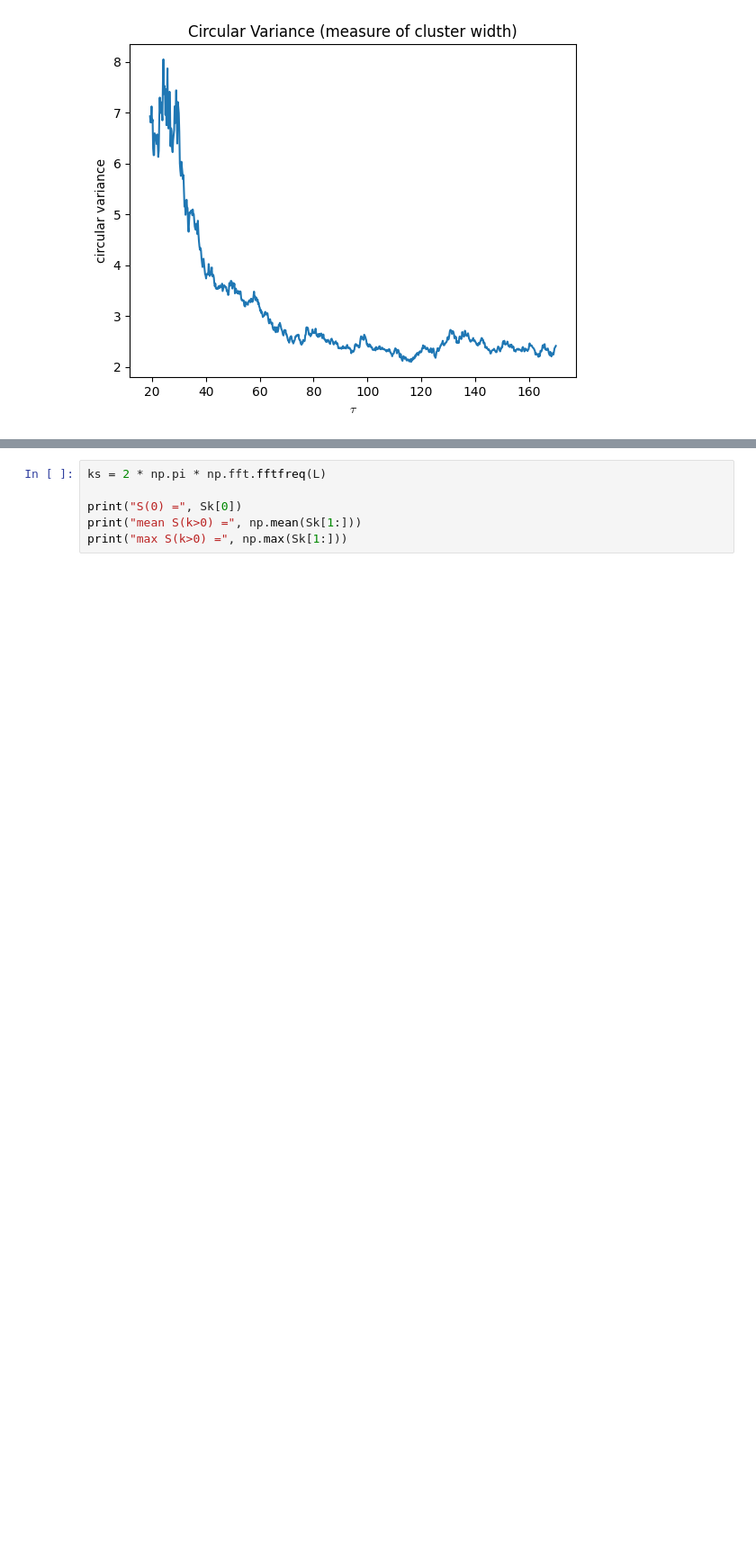
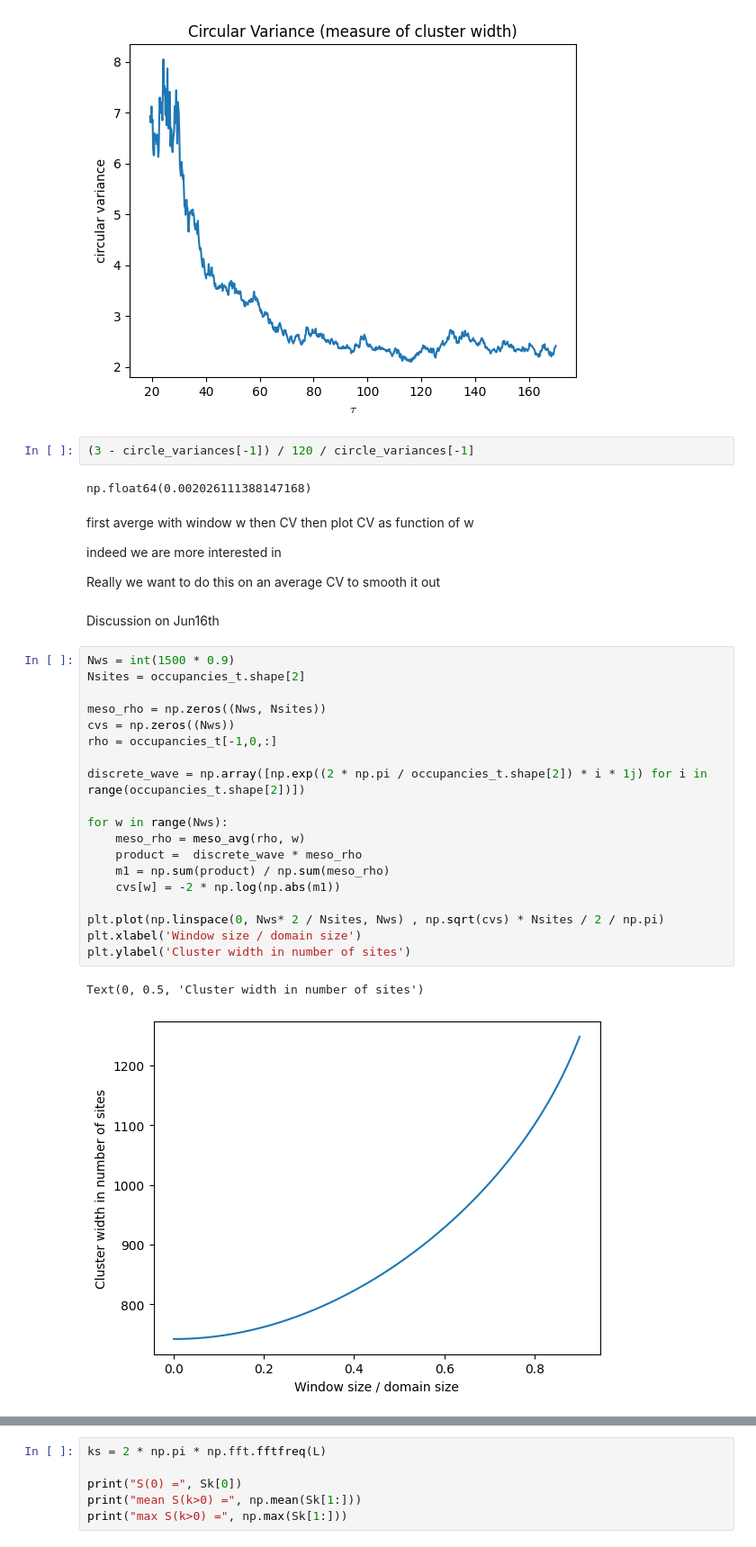
Before and after one commit to HappyTurtle99/Microscopic, a Jupyter notebook: jun09.ipynb, the cells around one changed output, grey strips where cells are left out. Shown at 90% size. Saved outputs shown, nothing was run; the diff lists cells and outputs as text; blank space fills up the shorter version.

```diff
--- a/jun09.ipynb
+++ b/jun09.ipynb
@@ -48,6 +122,42 @@ occupancies_t.shape
 # %% [output]
 (888, 3, 3000)
 [figure]
+# %%
+(3 - circle_variances[-1]) / 120 / circle_variances[-1]
+# %% [output]
+np.float64(0.002026111388147168)
+# %% [markdown]
+first averge with window w
+then CV
+then plot CV as function of w
+
+indeed we are more interested in
+
+Really we want to do this on an average CV to smooth it out
+# %% [markdown]
+Discussion on Jun16th
+# %%
+Nws = int(1500 * 0.9)
+Nsites = occupancies_t.shape[2]
+
+meso_rho = np.zeros((Nws, Nsites))
+cvs = np.zeros((Nws))
+rho = occupancies_t[-1,0,:]
+
+discrete_wave = np.array([np.exp((2 * np.pi / occupancies_t.shape[2]) * i * 1j) for i in range(occupancies_t.shape[2])])
+
+for w in range(Nws):
+    meso_rho = meso_avg(rho, w)
+    product =  discrete_wave * meso_rho
+    m1 = np.sum(product) / np.sum(meso_rho)
+    cvs[w] = -2 * np.log(np.abs(m1))
+
+plt.plot(np.linspace(0, Nws* 2 / Nsites, Nws) , np.sqrt(cvs) * Nsites / 2 / np.pi)
+plt.xlabel('Window size / domain size')
+plt.ylabel('Cluster width in number of sites')
+# %% [output]
+Text(0, 0.5, 'Cluster width in number of sites')
+[figure, added]
 # %%
 s = 0.95
 e = 1
```
Also changed, not shown: parts of 6 cells of this notebook, 11 other files.
